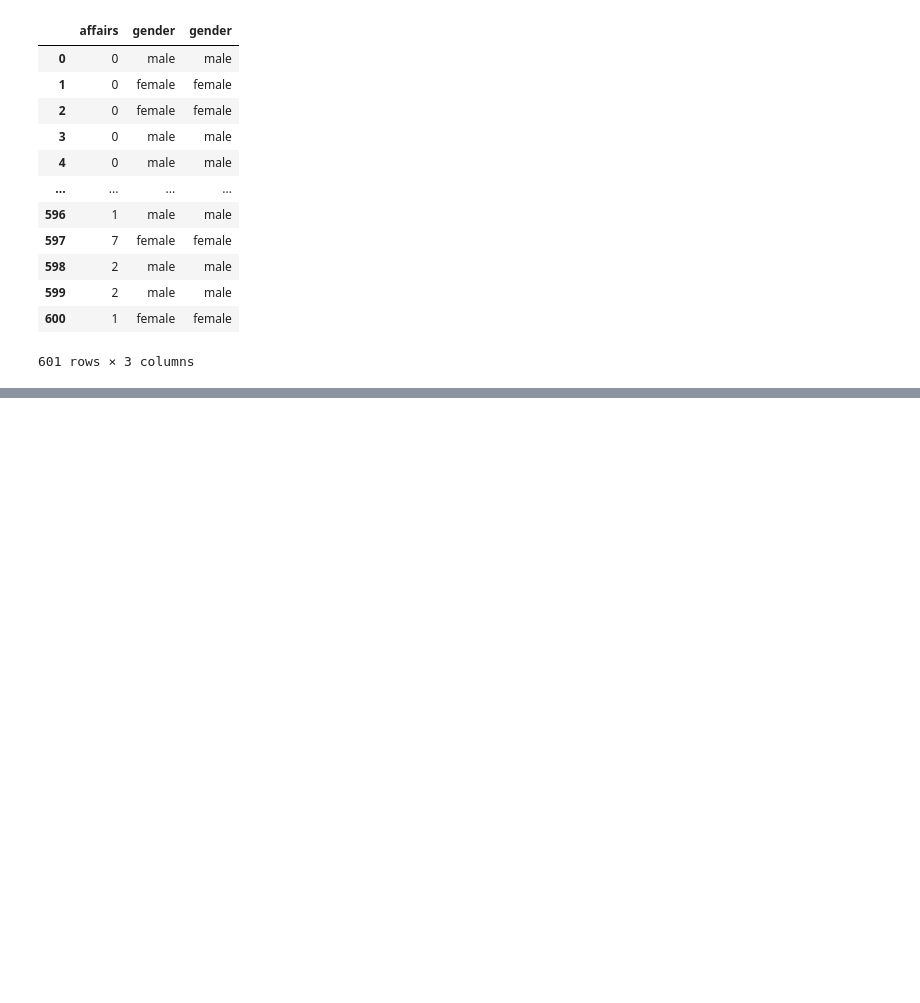
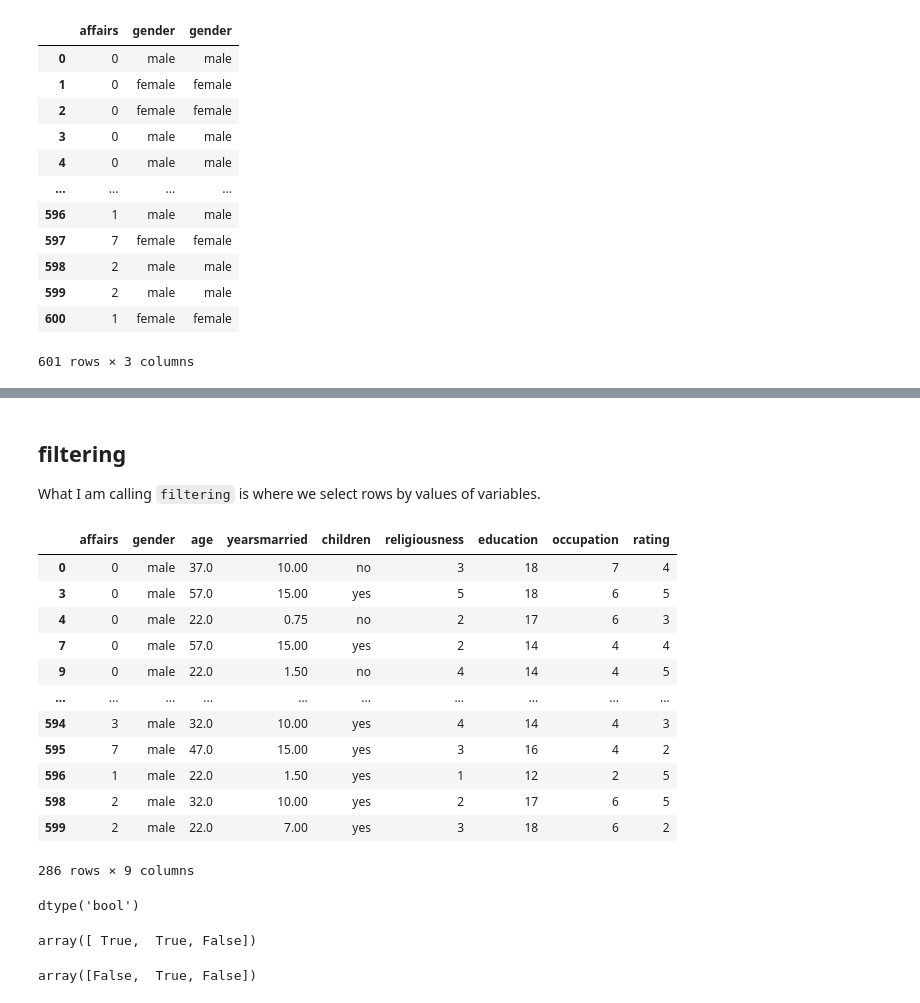
Before and after one commit to mark-andrews/pdms02, a Jupyter notebook: notebooks/pandas.ipynb, the cells around one changed output, grey strips where cells are left out. Cells and saved outputs as stored; diff of their text form; code cells hidden in the pictures; blank space fills up the shorter version.

```diff
--- a/notebooks/pandas.ipynb
+++ b/notebooks/pandas.ipynb
@@ -55,0 +184,20 @@ Name: age, Length: 601, dtype: float64
+# %% [markdown]
+## filtering
+
+What I am calling `filtering` is where we select rows by values of variables.
+# %%
+affairs_df[affairs_df.gender == 'male']
+# %% [output]
+|  | affairs | gender | age | yearsmarried | children | religiousness | education | occupation | rating |
+| 0 | 0 | male | 37.0 | 10.00 | no | 3 | 18 | 7 | 4 |
+| 3 | 0 | male | 57.0 | 15.00 | yes | 5 | 18 | 6 | 5 |
+| 4 | 0 | male | 22.0 | 0.75 | no | 2 | 17 | 6 | 3 |
+| 7 | 0 | male | 57.0 | 15.00 | yes | 2 | 14 | 4 | 4 |
+| 9 | 0 | male | 22.0 | 1.50 | no | 4 | 14 | 4 | 5 |
+| ... | ... | ... | ... | ... | ... | ... | ... | ... | ... |
+| 594 | 3 | male | 32.0 | 10.00 | yes | 4 | 14 | 4 | 3 |
+| 595 | 7 | male | 47.0 | 15.00 | yes | 3 | 16 | 4 | 2 |
+| 596 | 1 | male | 22.0 | 1.50 | yes | 1 | 12 | 2 | 5 |
+| 598 | 2 | male | 32.0 | 10.00 | yes | 2 | 17 | 6 | 5 |
+| 599 | 2 | male | 22.0 | 7.00 | yes | 3 | 18 | 6 | 2 |
+286 rows × 9 columns
@@ -55,0 +206,4 @@ Name: age, Length: 601, dtype: float64
+# %%
+x.values.dtype
+# %% [output]
+dtype('bool')
@@ -55,0 +213,8 @@ Name: age, Length: 601, dtype: float64
+# %%
+x
+# %% [output]
+array([ True,  True, False])
+# %%
+y
+# %% [output]
+array([False,  True, False])
```
Also changed, not shown: parts of 48 cells of this notebook.
